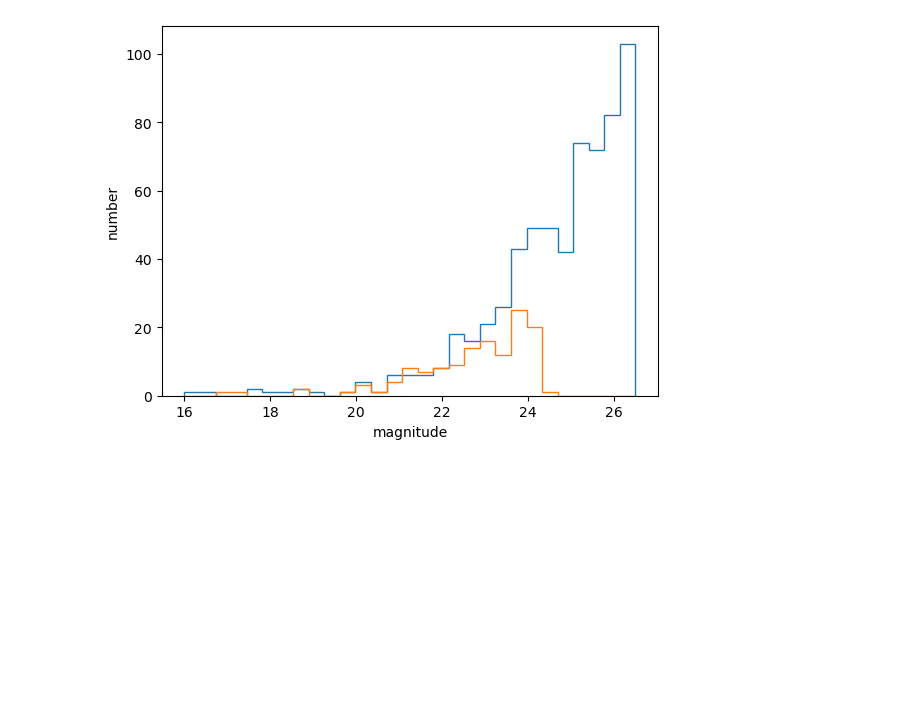
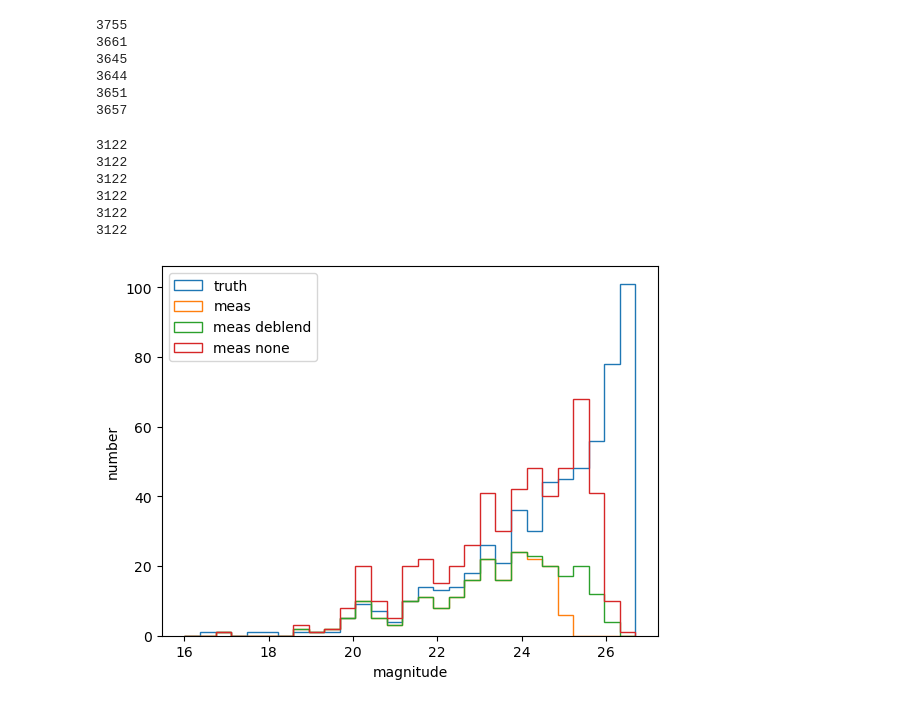
Before and after one commit to philipladuca24/LSST-SimCatVal, a Jupyter notebook: LSST-SimCatVal/testing_scarlet.ipynb, the cells around one changed output. Saved outputs shown, nothing was run; the diff lists cells and outputs as text; code cells hidden in the pictures; blank space fills up the shorter version.

```diff
--- a/LSST-SimCatVal/testing_scarlet.ipynb
+++ b/LSST-SimCatVal/testing_scarlet.ipynb
@@ -22,9 +22,9 @@ import numpy as np
 from utils import sample_position, sample_diff_position
 import pickle
 
-ind = 212
+ind = 667
 skycat_path="/hildafs/home/pladuca/main/skyCatalog.yaml"
-Dp1_sample="/hildafs/home/pladuca/main/lsst-sim-package/LSST-SimCatVal/LSST-SimCatVal/outputs/ECDFS_3000_psf.pkl"
+Dp1_sample="/hildafs/home/pladuca/main/lsst-sim-package/LSST-SimCatVal/LSST-SimCatVal/pickles/ECDFS_3000_psf.pkl"
 im_size=900
 save_path="/hildafs/home/pladuca/main/lsst-sim-package/LSST-SimCatVal/LSST-SimCatVal/outputs_vdiff"
 diff_path="/hildafs/home/pladuca/main/lsst-sim-package/LSST-SimCatVal/LSST-SimCatVal/diffsky_1_28"
@@ -44,6 +44,6 @@ diff_ra = diff_position[ind-1][0]
 diff_dec = diff_position[ind-1][1]
 samp = {'i':sample['i']}
 
-afw_dic, truths, npy_dic = make_sim(skycat_path, ra, dec, 900, 50, sample, 31.4, diff_path, diff_ra, diff_dec, n_jobs=6)
+afw_dic, truths, npy_dic = make_sim(skycat_path, ra, dec, 900, 50, sample, 31.4, ind, diff_path, diff_ra, diff_dec, n_jobs=6)
 cats_f = run_lsst_pipe_multi([b for b in sample.keys()], [afw_dic[i] for i in sample.keys()], 6)
 # %% [output]
@@ -93,28 +97,58 @@ Finished band z
 Finished band r
 Measurements complete
+# %%
+for b in 'ugrizy':
+    print(len(truths[b]))
+# %% [output]
+3755
+3661
+3645
+3644
+3651
+3657
+# %%
+for b in 'ugrizy':
+    print(np.sum(truths[b]['in_img'] == True))
+# %% [output]
+3122
+3122
+3122
+3122
+3122
+3122
 # %%
-truths_i = truths['i'][truths['i']['ob_type'] == 'diff_galaxy']
-truths_star = truths['i'][truths['i']['ob_type'] == 'star']
+truths_i = truths['i']
 t_mags = -2.5*np.log10(truths_i['flux']) + 31.4
 cats_i = cats_f['i']
 temp = cats_i
-temp = temp[(temp['deblend_nChild'] == 0) &
+
+base_cuts = ((temp['deblend_nChild'] == 0) &
     (temp['base_SdssShape_flag'] == False) &
     (temp['modelfit_CModel_instFlux'] >= 0) &
     (temp['modelfit_CModel_flag'] == False) &
-    (temp['base_SdssCentroid_flag'] == False) ]
-temp = temp[(temp['base_PsfFlux_instFlux']/temp['base_PsfFlux_instFluxErr'] >= 10)]
+    (temp['base_SdssCentroid_flag'] == False))
+snr_cut = (temp['base_PsfFlux_instFlux']/temp['base_PsfFlux_instFluxErr'] >= 10)
 mags = -2.5 * np.log10(temp['modelfit_CModel_instFlux']) + 31.4
-temp = temp[mags < 26.5]
-truths_i = truths_i[t_mags < 26.5]
+mag_lim = np.percentile(mags[base_cuts], 95) + 1
+truths_i = truths_i[t_mags < mag_lim]
 # %%
-bins = np.linspace(16,26.5,30)
-plt.hist(t_mags, bins,histtype="step",label='truth')
-plt.hist(mags, bins,histtype="step",label='meas')
+bins = np.linspace(16,mag_lim,30)
+plt.hist(t_mags[t_mags < mag_lim][truths_i['in_img'] == True], bins,histtype="step",label='truth')
+plt.hist(mags[base_cuts & snr_cut], bins,histtype="step",label='meas')
+# plt.hist(mags[base_cuts], bins,histtype="step",label='meas base only')
+# plt.hist(mags[snr_cut], bins,histtype="step",label='meas snr only')
+plt.hist(mags[(cats_i['deblend_nChild'] == 0)&
+              (cats_i['base_SdssCentroid_flag'] == False)&
+              (cats_i['base_SdssShape_flag'] == False) &
+              (cats_i['modelfit_CModel_instFlux'] >= 0) &
+              (cats_i['modelfit_CModel_flag'] == False)
+              ], bins,histtype="step",label='meas deblend')
+plt.hist(mags, bins,histtype="step",label='meas none')
 # plt.axvline(24.75)
 plt.xlabel('magnitude')
 plt.ylabel('number')
+plt.legend()
 plt.show()
 # %% [output]
-[figure, old version]
+[figure, new version]
 # %%
```
Also changed, not shown: parts of 15 cells of this notebook, 5 other files.
